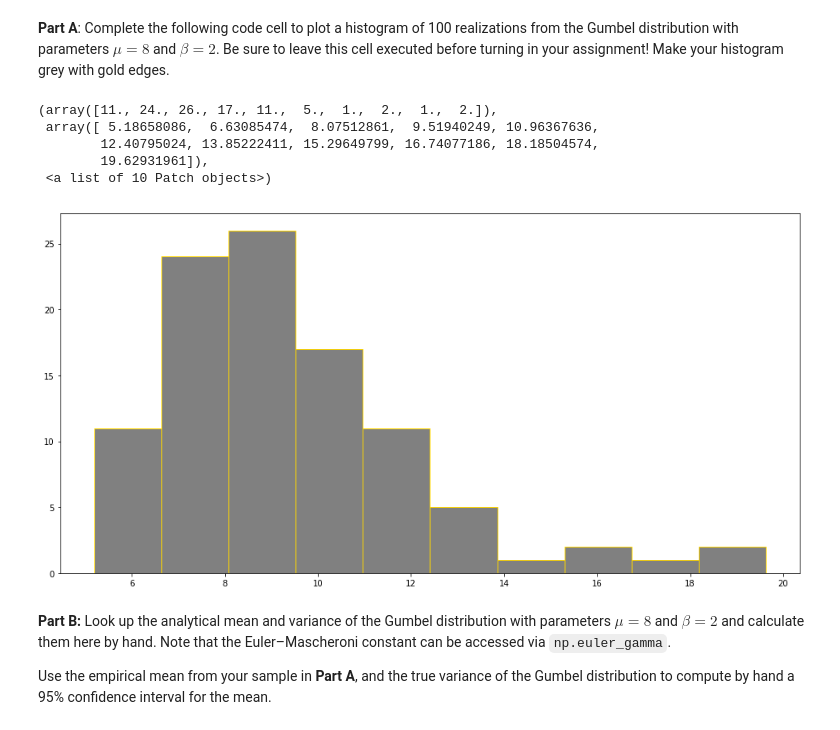
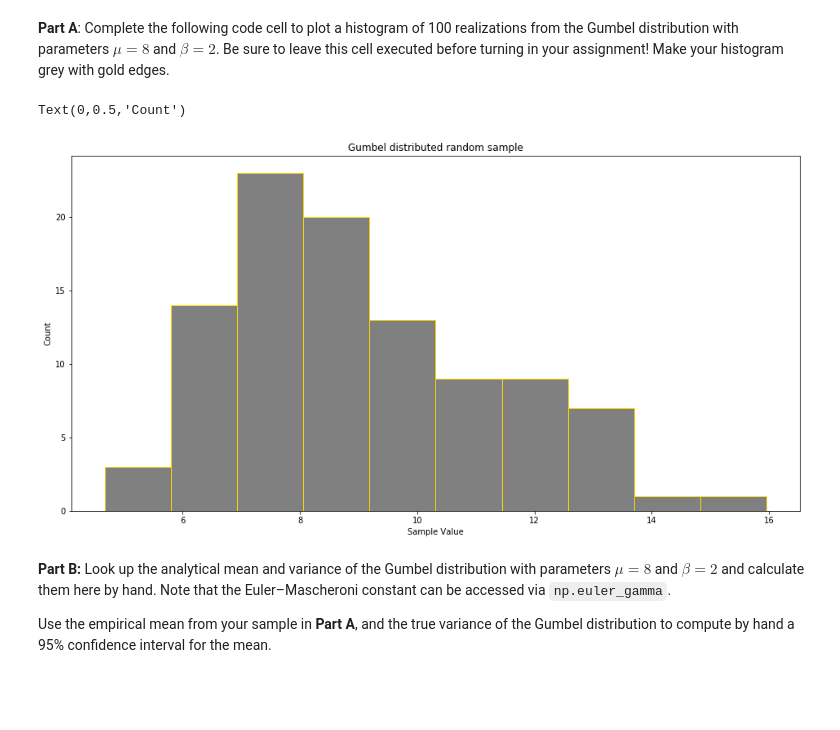
Before and after one commit to howardmonington/friendly-fortnight, a Jupyter notebook: homework/homework5/hmwk05_Kennedy_Alex.ipynb, the cells around one changed output. Saved outputs shown, nothing was run; the diff lists cells and outputs as text; code cells hidden in the pictures; blank space fills up the shorter version.

```diff
--- a/homework/homework5/hmwk05_Kennedy_Alex.ipynb
+++ b/homework/homework5/hmwk05_Kennedy_Alex.ipynb
@@ -442,23 +442,22 @@ The [Gumbel](https://en.wikipedia.org/wiki/Gumbel_distribution) distribution is
 # %%
 from scipy.stats import gumbel_r
 mu = 8
 beta = 2
 n_sample = 100
 # get a dataset of 100 samples from gumbel dist with parameters listed above
 r = gumbel_r.rvs(loc = 8, scale = 2, size=100)
 fig, ax = plt.subplots(1,1,figsize=(16,8))
 
 # graph it
 ax.hist(r,
        facecolor = 'gray',
        edgecolor = 'gold')
+ax.set_title("Gumbel distributed random sample")
+ax.set_xlabel("Sample Value")
+ax.set_ylabel("Count")
 # %% [output]
-(array([11., 24., 26., 17., 11.,  5.,  1.,  2.,  1.,  2.]),
- array([ 5.18658086,  6.63085474,  8.07512861,  9.51940249, 10.96367636,
-        12.40795024, 13.85222411, 15.29649799, 16.74077186, 18.18504574,
-        19.62931961]),
- <a list of 10 Patch objects>)
+Text(0,0.5,'Count')
-[figure, old version]
+[figure, new version]
 # %% [markdown]
 **Part B:** Look up the analytical mean and variance of the Gumbel distribution with parameters $\mu=8$ and $\beta=2$ and calculate them here by hand.  Note that the Euler–Mascheroni constant can be accessed via `np.euler_gamma`.
 
```
Also changed, not shown: parts of 3 cells of this notebook.
